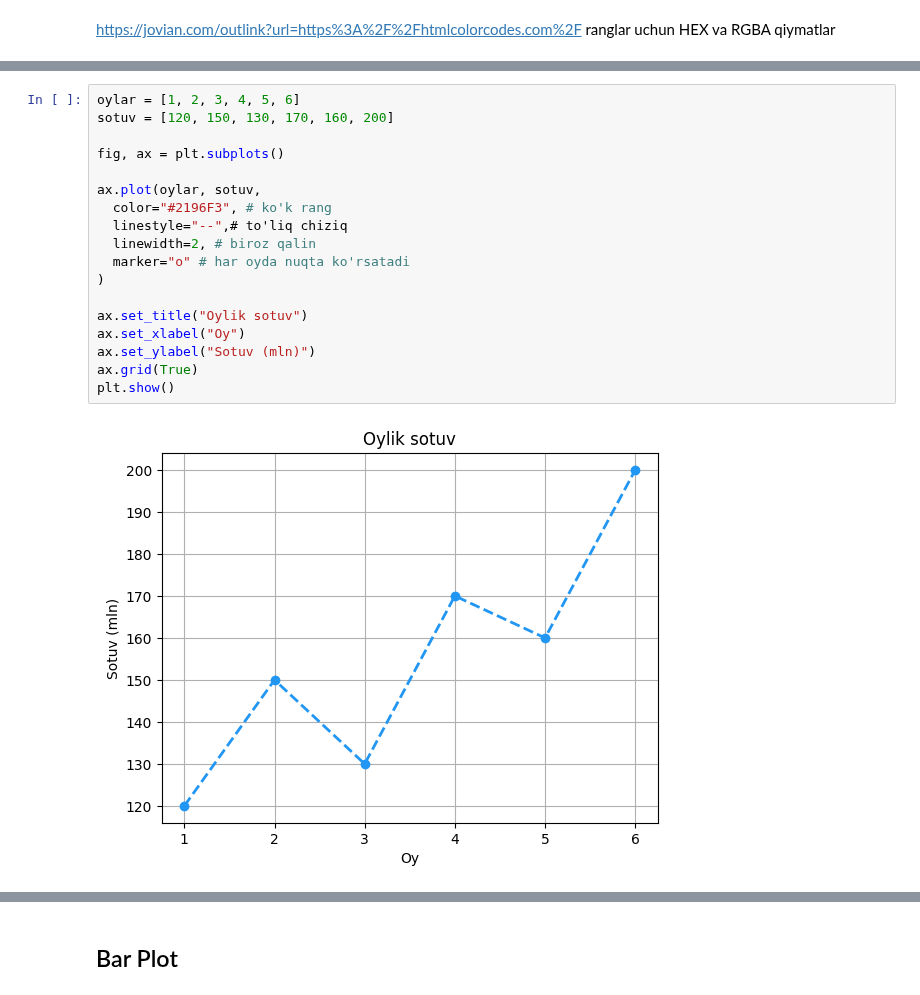
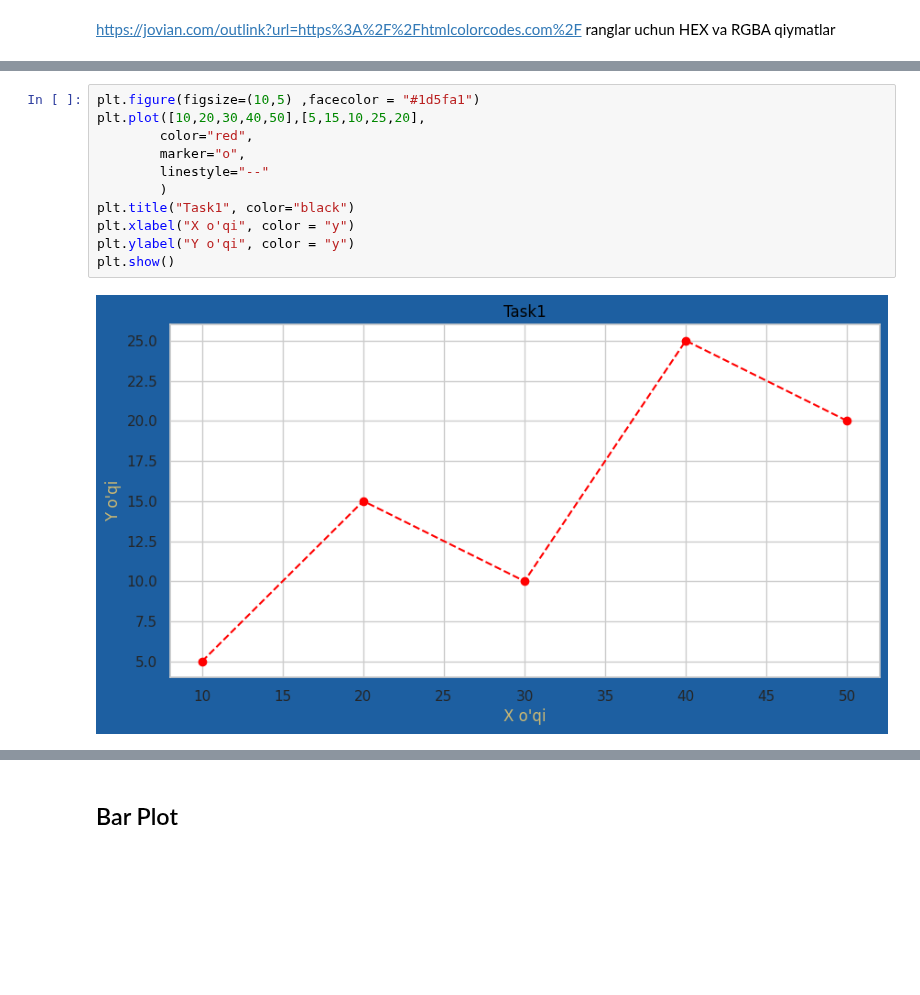
Before and after one commit to Suhrobjonibodullayev/ML-Learning-Journey, a Jupyter notebook: 04_data_visualization/data_visualization.ipynb, the cells around one changed output, grey strips where cells are left out. Cells and saved outputs as stored; diff of their text form; blank space fills up the shorter version.

```diff
--- a/04_data_visualization/data_visualization.ipynb
+++ b/04_data_visualization/data_visualization.ipynb
@@ -250,20 +250,13 @@ plt.show()
-# %%
-oylar = [1, 2, 3, 4, 5, 6]
-sotuv = [120, 150, 130, 170, 160, 200]
-
-fig, ax = plt.subplots()
-
-ax.plot(oylar, sotuv,
-  color="#2196F3", # ko'k rang
-  linestyle="--",# to'liq chiziq
-  linewidth=2, # biroz qalin
-  marker="o" # har oyda nuqta ko'rsatadi
-)
-
-ax.set_title("Oylik sotuv")
-ax.set_xlabel("Oy")
-ax.set_ylabel("Sotuv (mln)")
-ax.grid(True)
-plt.show()
-# %% [output]
-[figure, removed]
+# %%
+plt.figure(figsize=(10,5) ,facecolor = "#1d5fa1")
+plt.plot([10,20,30,40,50],[5,15,10,25,20],
+        color="red",
+        marker="o",
+        linestyle="--"
+        )
+plt.title("Task1", color="black")
+plt.xlabel("X o'qi", color = "y")
+plt.ylabel("Y o'qi", color = "y")
+plt.show()
+# %% [output]
+[figure, added]
```
Also changed, not shown: parts of 63 cells of this notebook.
